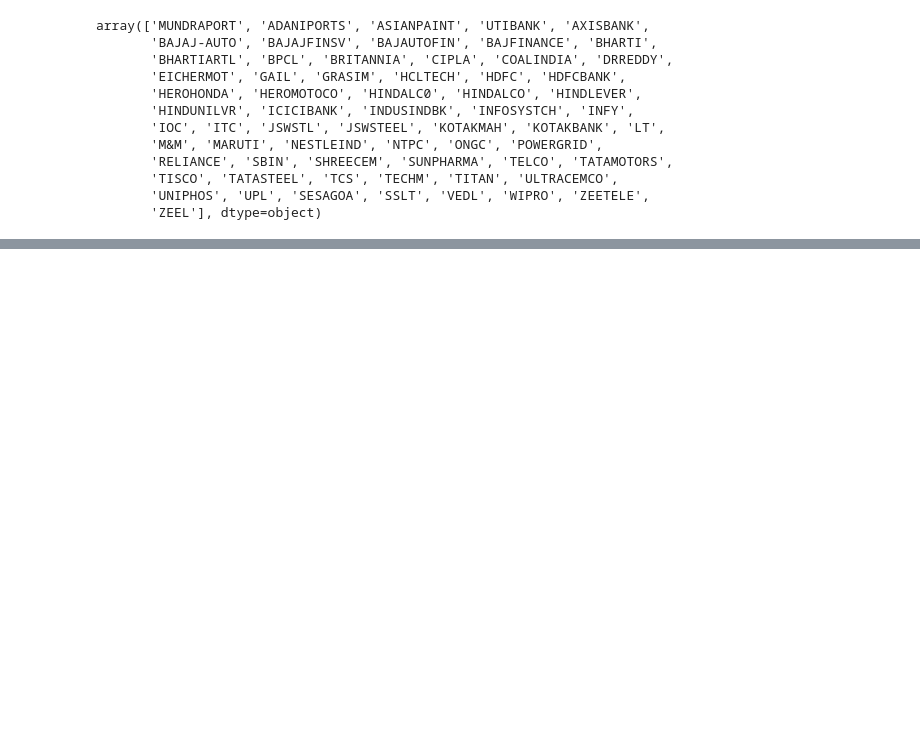
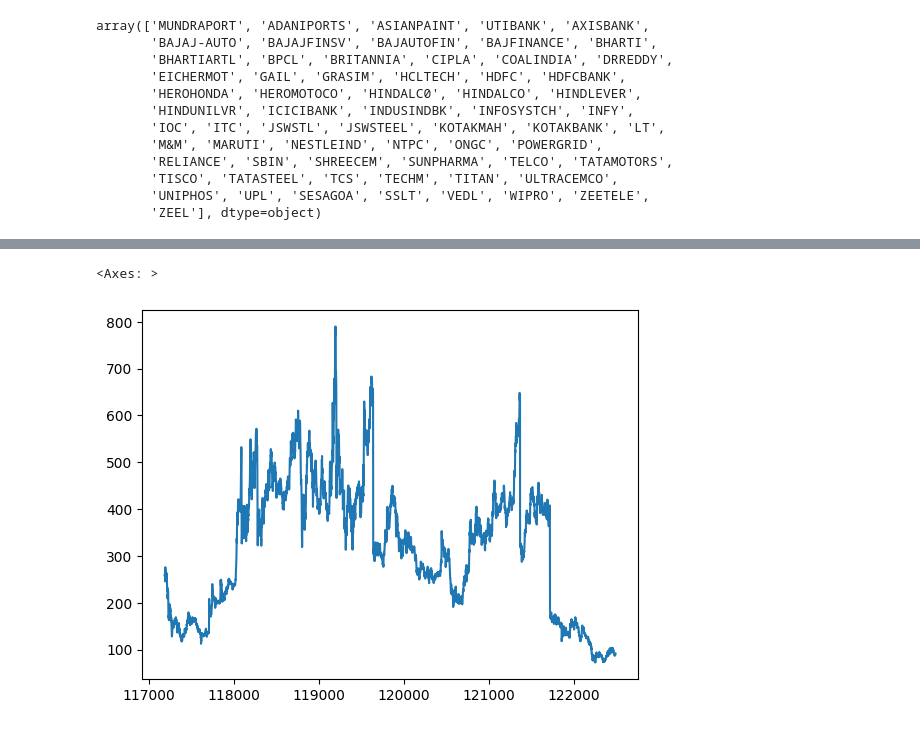
Before and after one commit to KOWSALYAAARU/test_app, a Jupyter notebook: Case_study_2.ipynb, the cells around one changed output, grey strips where cells are left out. Cells and saved outputs as stored; diff of their text form; code cells hidden in the pictures; blank space fills up the shorter version.

```diff
--- a/Case_study_2.ipynb
+++ b/Case_study_2.ipynb
@@ -140,3 +187,7 @@ array(['MUNDRAPORT', 'ADANIPORTS', 'ASIANPAINT', 'UTIBANK', 'AXISBANK',
        'TISCO', 'TATASTEEL', 'TCS', 'TECHM', 'TITAN', 'ULTRACEMCO',
        'UNIPHOS', 'UPL', 'SESAGOA', 'SSLT', 'VEDL', 'WIPRO', 'ZEETELE',
        'ZEEL'], dtype=object)
+# %%
+stock_name = 'IOC'
+df1 = df[df['Symbol'] == stock_name]
+df1.head()
@@ -142,0 +213,5 @@ array(['MUNDRAPORT', 'ADANIPORTS', 'ASIANPAINT', 'UTIBANK', 'AXISBANK',
+# %%
+df1['VWAP'].plot()
+# %% [output]
+<Axes: >
+[figure, added]
```
Also changed, not shown: parts of 10 cells of this notebook.
